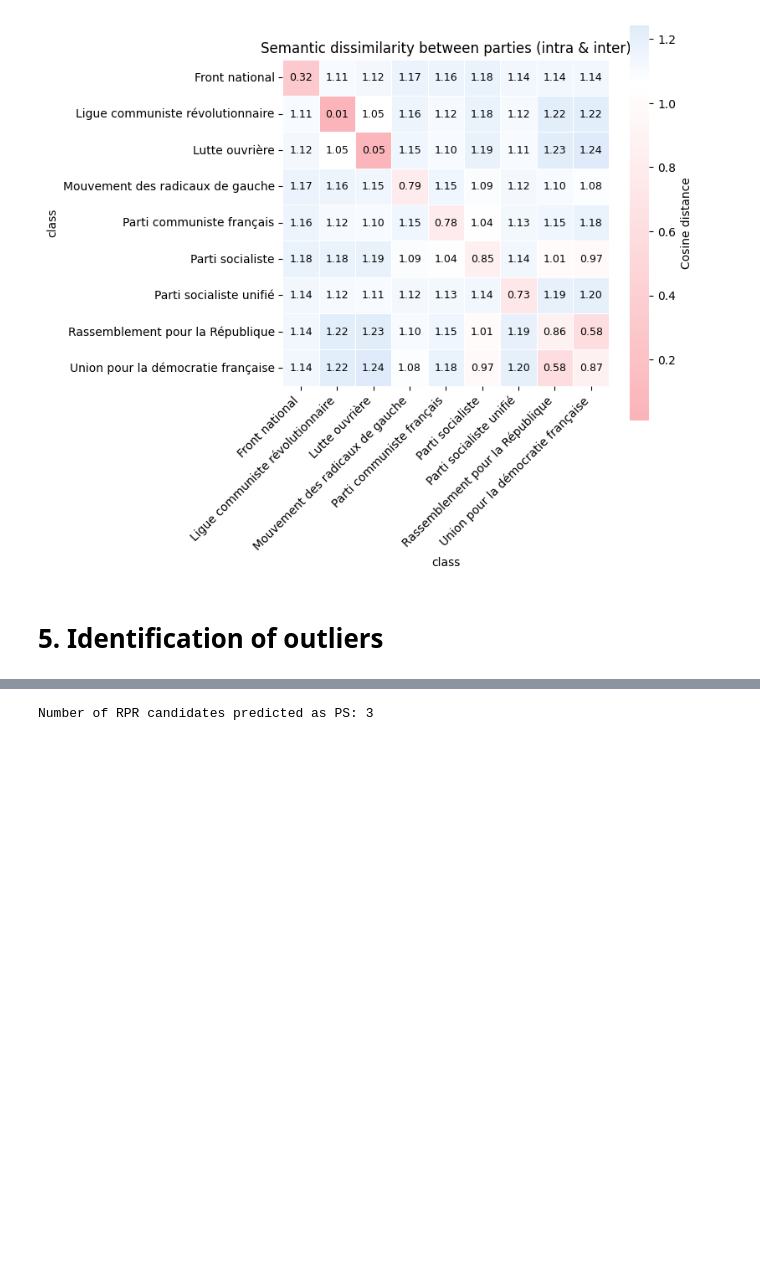
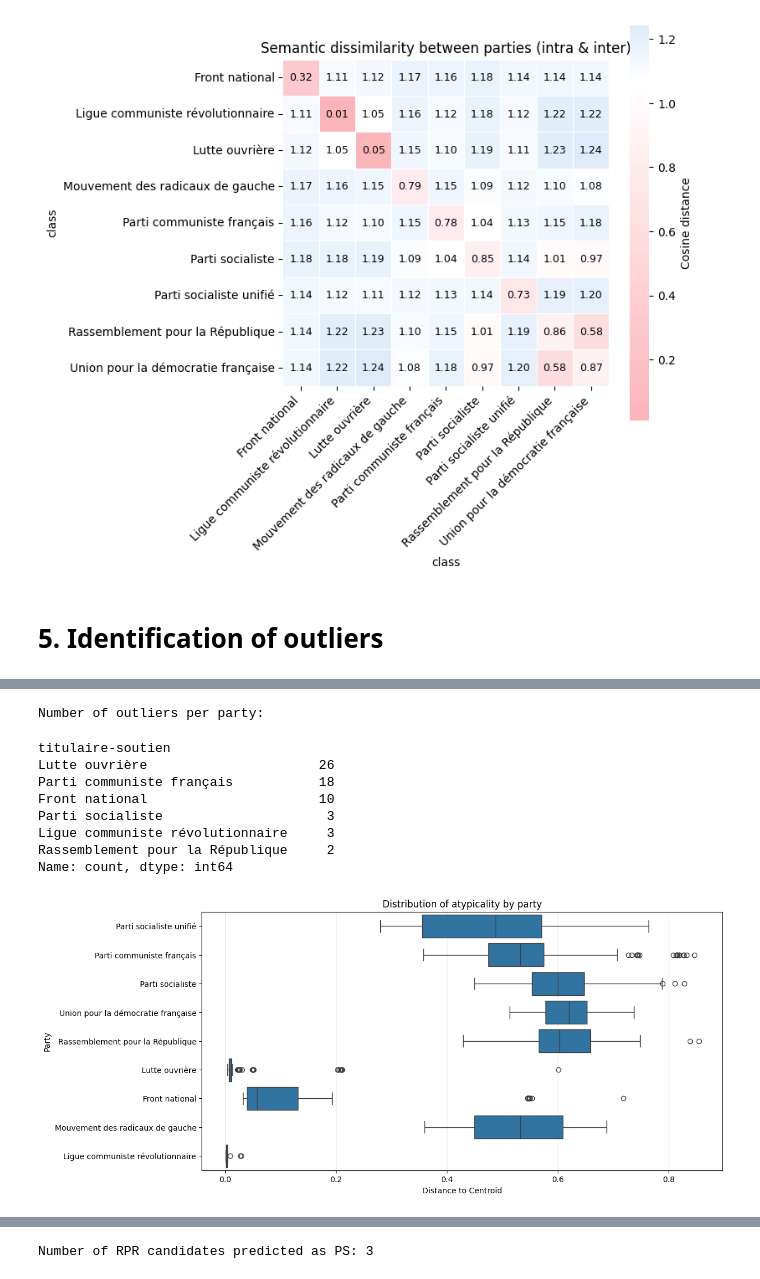
Before and after one commit to Amandine701/NLP_rendus, a Jupyter notebook: regression_logistique.ipynb, the cells around one changed output, grey strips where cells are left out. Cells and saved outputs as stored; diff of their text form; code cells hidden in the pictures; blank space fills up the shorter version.

Commit message:
OUTLIERS 5DIST AU CENTROIDE ET PROBAS)

```diff
--- a/regression_logistique.ipynb
+++ b/regression_logistique.ipynb
@@ -602,0 +639,57 @@ plt.show()
+# %%
+################## Distribution of outliers identified by the IQR rule on cosine distance to centroid ############
+
+# Store outliers for each party
+outliers_list = []
+
+for parti in df_final_sans_cat_mixte['titulaire-soutien'].unique():
+
+    # Select distances for the current party
+    subset = df_final_sans_cat_mixte[
+        df_final_sans_cat_mixte['titulaire-soutien'] == parti
+    ]['distance_au_centre']
+
+    # Compute quartiles and IQR
+    Q1 = subset.quantile(0.25)
+    Q3 = subset.quantile(0.75)
+    IQR = Q3 - Q1
+
+    # Define upper bound (standard 1.5 * IQR rule)
+    upper_bound = Q3 + 1.5 * IQR
+
+    # Extract outliers (extreme distances)
+    outliers = df_final_sans_cat_mixte[
+        (df_final_sans_cat_mixte['titulaire-soutien'] == parti) &
+        (df_final_sans_cat_mixte['distance_au_centre'] > upper_bound)
+    ].copy()
+
+    outliers_list.append(outliers)
+
+# Concatenate all party-specific outliers
+df_all_outliers = pd.concat(outliers_list)
+
+# Count outliers per party
+repartition = df_all_outliers['titulaire-soutien'].value_counts()
+
+print("Number of outliers per party:")
+display(repartition)
+
+# Visualization
+plt.figure(figsize=(12, 6))
+sns.boxplot(data=df_final_sans_cat_mixte, x='distance_au_centre', y='titulaire-soutien')
+plt.xlabel("Distance to Centroid")
+plt.ylabel("Party")
+plt.title("Distribution of atypicality by party")
+plt.grid(axis='x', alpha=0.3)
+plt.show()
+# %% [output]
+Number of outliers per party:
+titulaire-soutien
+Lutte ouvrière                      26
+Parti communiste français           18
+Front national                      10
+Parti socialiste                     3
+Ligue communiste révolutionnaire     3
+Rassemblement pour la République     2
+Name: count, dtype: int64
+[figure, added]
```
Also changed, not shown: parts of 26 cells of this notebook.
